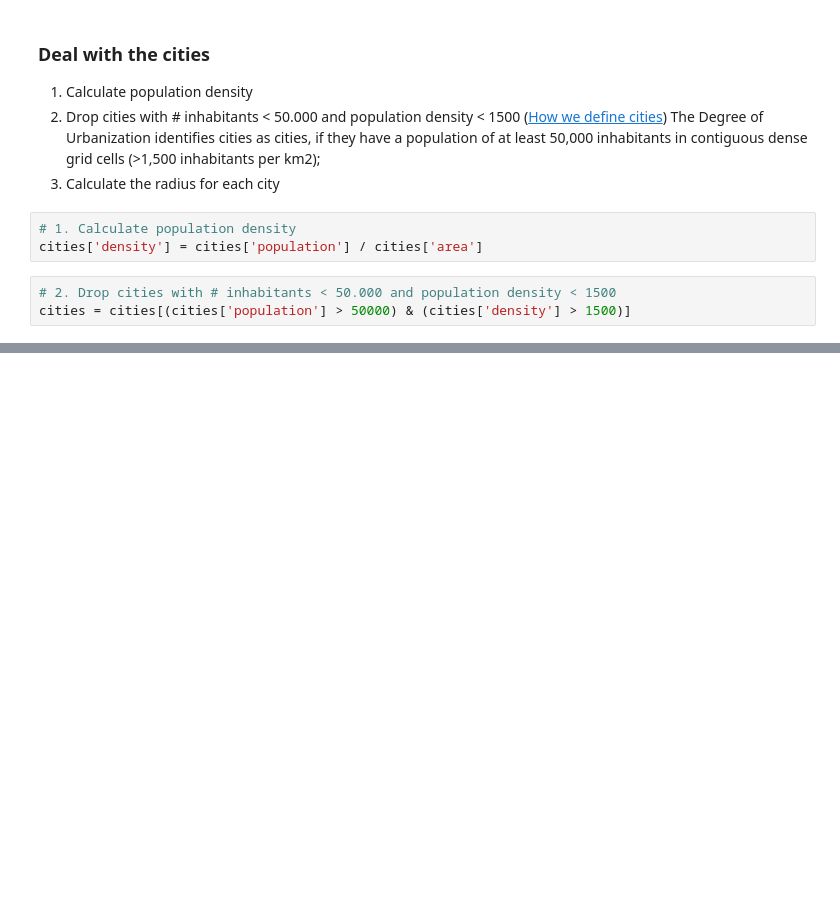
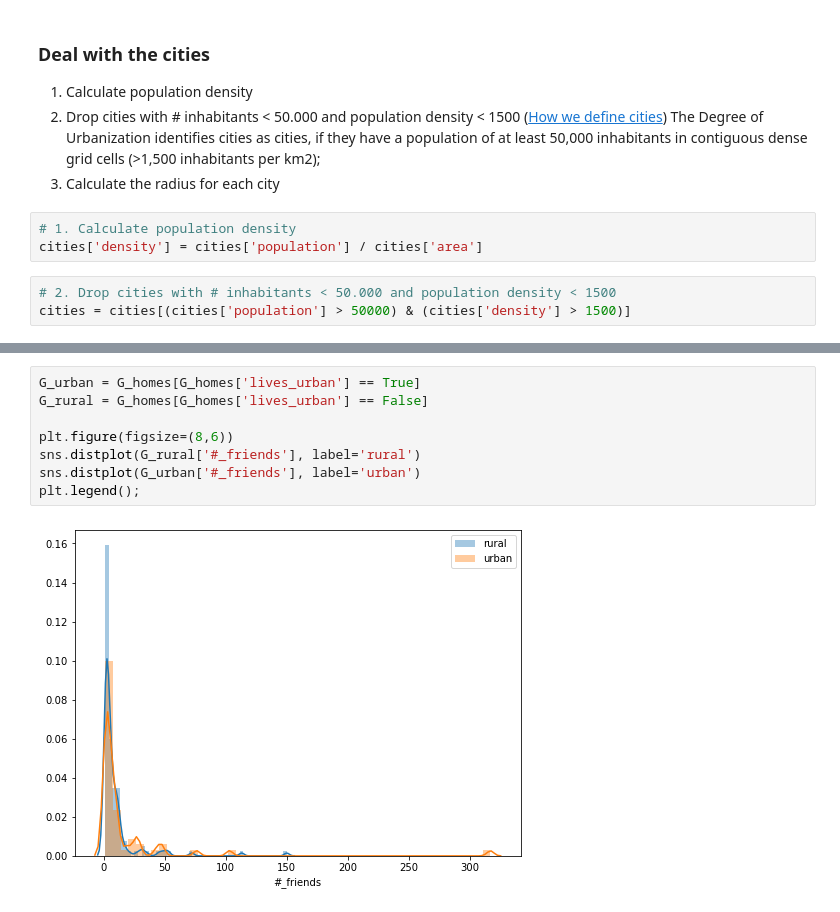
Before and after one commit to epfl-ada/ada-2020-project-milestone-p3-p3_, a Jupyter notebook: research_question_1.ipynb, the cells around one changed output, grey strips where cells are left out. Cells and saved outputs as stored; diff of their text form; blank space fills up the shorter version.

```diff
--- a/research_question_1.ipynb
+++ b/research_question_1.ipynb
@@ -80,0 +187,10 @@ array(['GB', 'DE', 'US', 'GH', 'JP', 'DK', 'TR', 'ES', 'SE'], dtype=object)
+# %%
+G_urban = G_homes[G_homes['lives_urban'] == True]
+G_rural = G_homes[G_homes['lives_urban'] == False]
+
+plt.figure(figsize=(8,6))
+sns.distplot(G_rural['#_friends'], label='rural')
+sns.distplot(G_urban['#_friends'], label='urban')
+plt.legend();
+# %% [output]
+[figure, added]
```
Also changed, not shown: parts of 31 cells of this notebook, 2 other files.
